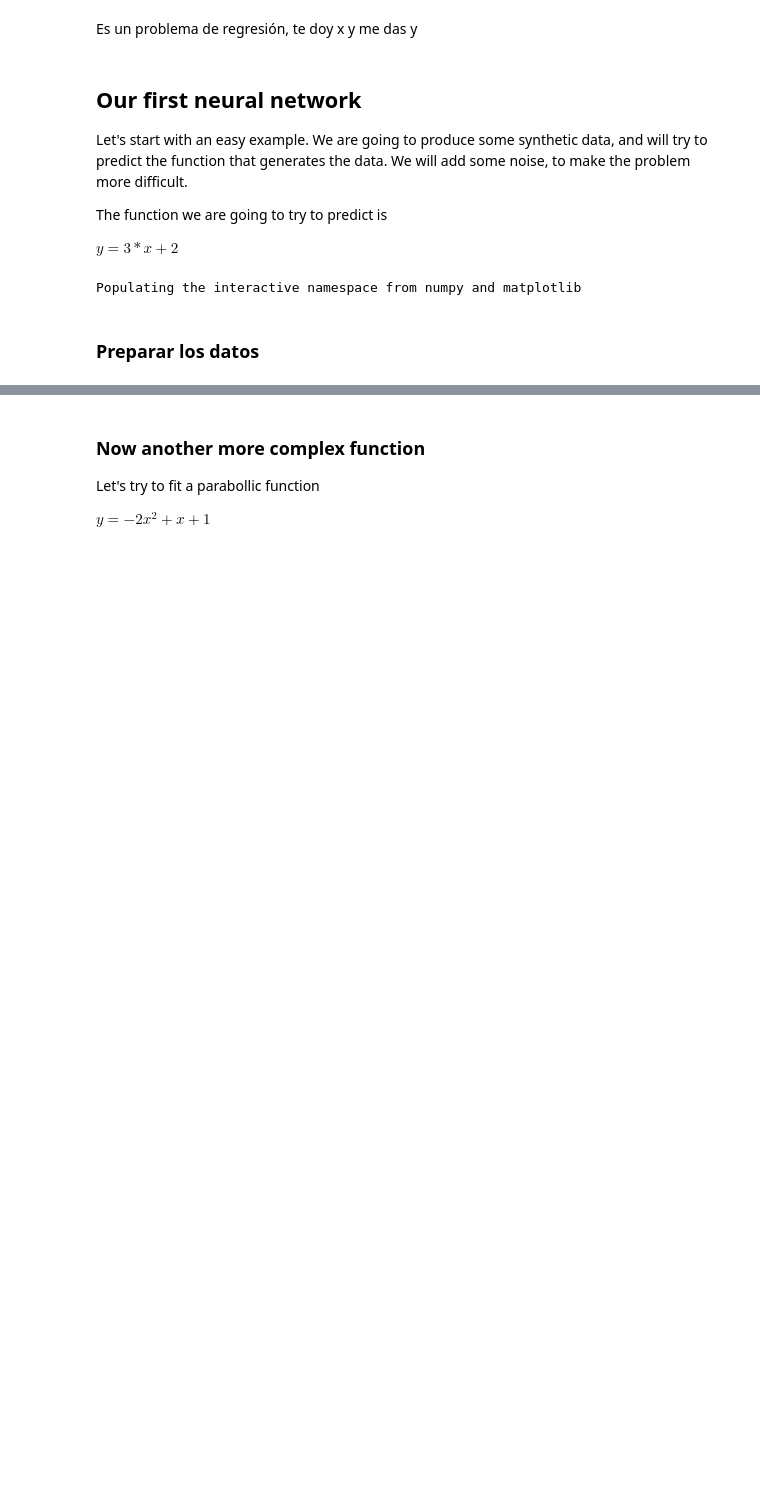
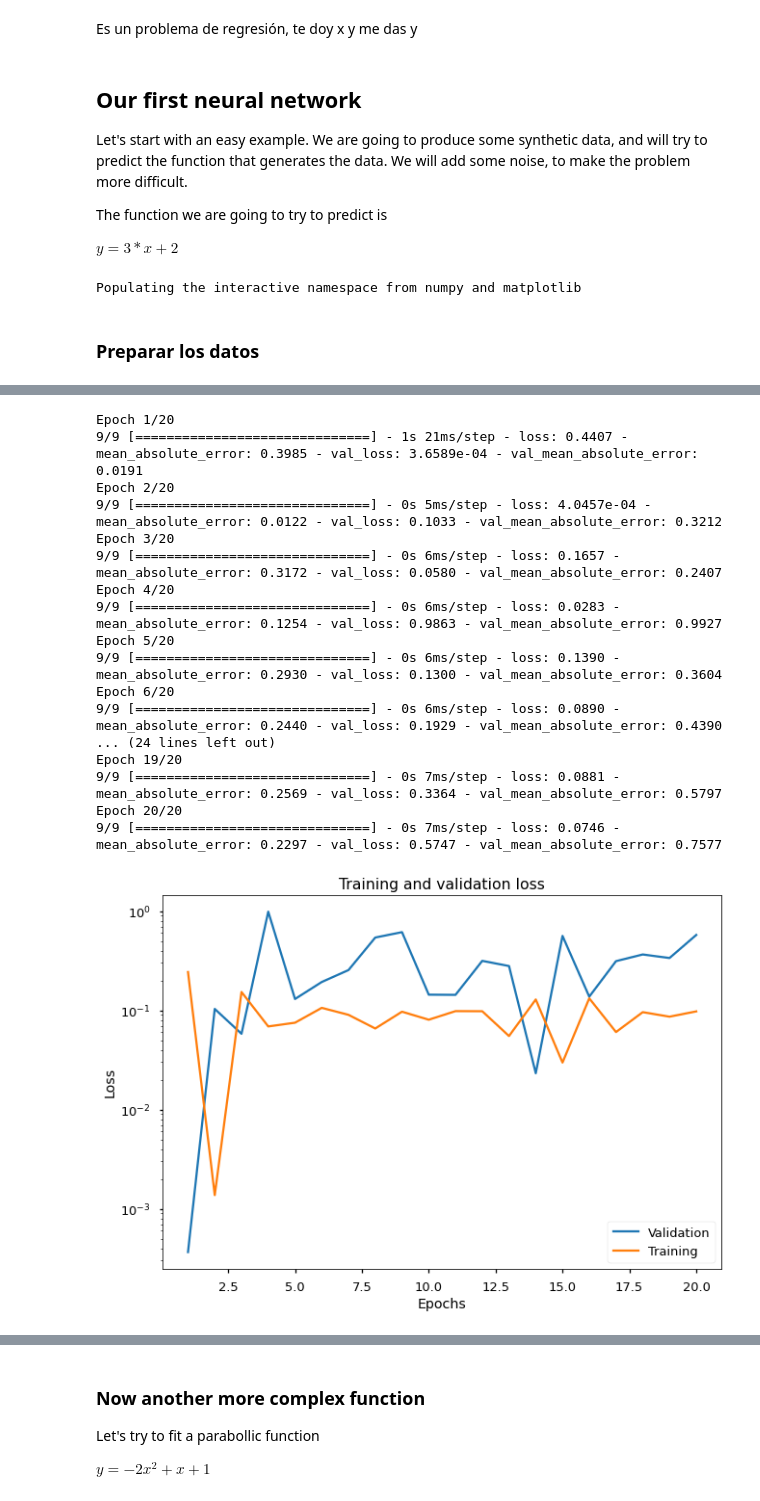
Before and after one commit to Hordasclon/DS_KSCHOOL, a Jupyter notebook: 01_Intro_Deep_Learning_before_class.ipynb, the cells around one changed output, grey strips where cells are left out. Drawn from its saved outputs; the diff is of its cells as text; code cells hidden in the pictures; blank space fills up the shorter version.

```diff
--- a/01_Intro_Deep_Learning_before_class.ipynb
+++ b/01_Intro_Deep_Learning_before_class.ipynb
@@ -198,0 +212,13 @@ plot(x_train, y_train)
+# %%
+tf.keras.backend.clear_session()
+m=models.Sequential()
+i=Input(shape=(1,))
+m.add(i)
+l1=layers.Dense(units=3,activation='relu')
+m.add(l1)
+l2=layers.Dense(units=5,activation='relu')
+m.add(l2)
+l3=layers.Dense(units=3,activation='relu')
+m.add(l3)
+l4=layers.Dense(units=1,activation=None)
+m.add(l4)
@@ -198,0 +250,4 @@ plot(x_train, y_train)
+# %%
+m.compile(optimizer=optimizers.RMSprop(),loss=losses.mse,metrics=[metrics.mae])
+# %%
+m.fit(x_train, y_train, batch_size=10, epochs=10, validation_split=0)
@@ -198,0 +276,25 @@ plot(x_train, y_train)
+# %%
+m.compile(optimizer=optimizers.RMSprop(),loss=losses.mse,metrics=[metrics.mae])
+# %%
+h=m.fit(x_train, y_train, batch_size=100, epochs=20, validation_split=0.1)
+plot_metric(h,'loss')
+plot_metric(h,'mean_absolute_error')
+# %% [output]
+Epoch 1/20
+9/9 [==============================] - 1s 21ms/step - loss: 0.4407 - mean_absolute_error: 0.3985 - val_loss: 3.6589e-04 - val_mean_absolute_error: 0.0191
+Epoch 2/20
+9/9 [==============================] - 0s 5ms/step - loss: 4.0457e-04 - mean_absolute_error: 0.0122 - val_loss: 0.1033 - val_mean_absolute_error: 0.3212
+Epoch 3/20
+9/9 [==============================] - 0s 6ms/step - loss: 0.1657 - mean_absolute_error: 0.3172 - val_loss: 0.0580 - val_mean_absolute_error: 0.2407
+Epoch 4/20
+9/9 [==============================] - 0s 6ms/step - loss: 0.0283 - mean_absolute_error: 0.1254 - val_loss: 0.9863 - val_mean_absolute_error: 0.9927
+Epoch 5/20
+9/9 [==============================] - 0s 6ms/step - loss: 0.1390 - mean_absolute_error: 0.2930 - val_loss: 0.1300 - val_mean_absolute_error: 0.3604
+Epoch 6/20
+9/9 [==============================] - 0s 6ms/step - loss: 0.0890 - mean_absolute_error: 0.2440 - val_loss: 0.1929 - val_mean_absolute_error: 0.4390
+... (24 lines left out)
+Epoch 19/20
+9/9 [==============================] - 0s 7ms/step - loss: 0.0881 - mean_absolute_error: 0.2569 - val_loss: 0.3364 - val_mean_absolute_error: 0.5797
+Epoch 20/20
+9/9 [==============================] - 0s 7ms/step - loss: 0.0746 - mean_absolute_error: 0.2297 - val_loss: 0.5747 - val_mean_absolute_error: 0.7577
+[figure, added]
```
Also changed, not shown: parts of 11 cells of this notebook.
